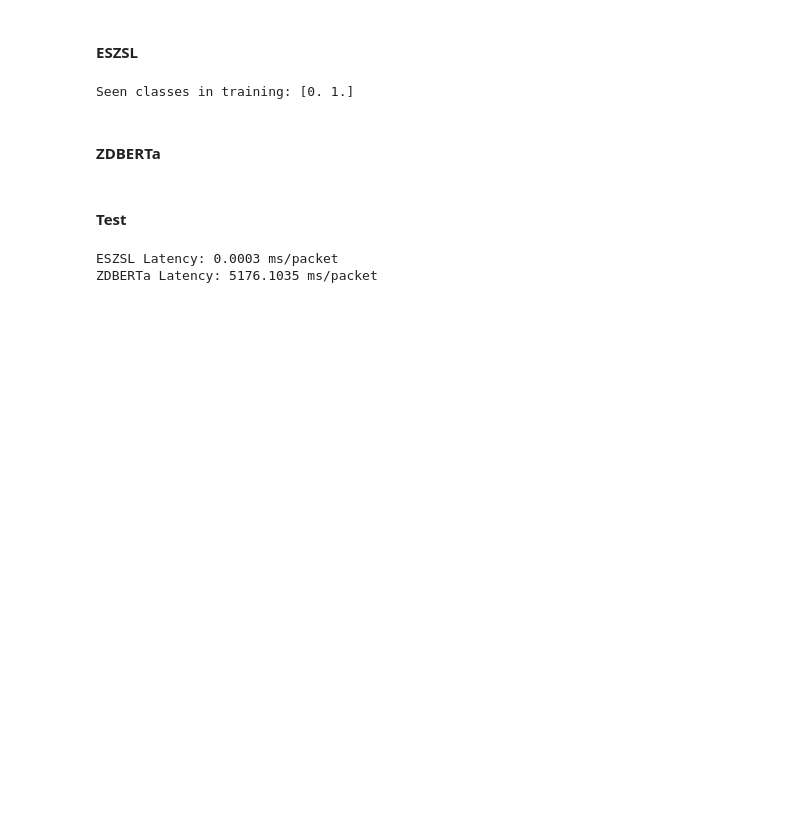
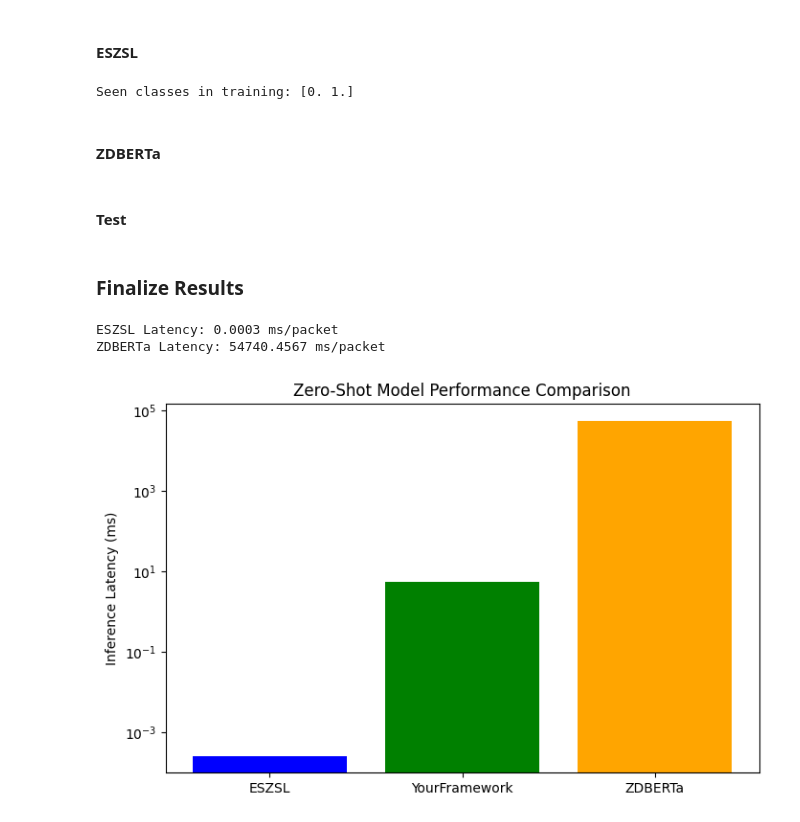
Before and after one commit to MohHaroon/XAI-based-ZSL-for-IIDS, a Jupyter notebook: ESZSL_ZDBERTa.ipynb, the cells around one changed output. Cells and saved outputs as stored; diff of their text form; code cells hidden in the pictures; blank space fills up the shorter version.

Commit message:
Fix stress test

```diff
--- a/ESZSL_ZDBERTa.ipynb
+++ b/ESZSL_ZDBERTa.ipynb
@@ -132,7 +122,7 @@ from transformers import pipeline
 import torch
 
 class ZDBERTa_Predictor:
-    def __init__(self, model_name="facebook/bart-large-mnli"):
+    def __init__(self, model_name="microsoft/deberta-v3-large"):
         # Load NLI-based zero-shot classification pipeline
         self.device = 0 if torch.cuda.is_available() else -1
         self.classifier = pipeline("zero-shot-classification", model=model_name, device=self.device)
@@ -182,3 +191,22 @@ def run_benchmarks(X_test, y_test, eszsl_model, zdberta_model, S_matrix, labels_
+# %%
+import time
+
+def run_benchmarks(X_test, y_test, eszsl_model, zdberta_model, S_matrix, labels_text):
+    results = []
+
+    # 2. Benchmark ZDBERTa (Deep Contextual) - Sampled for speed
+    X_sample = X_test[:10] # Transformers are slow; sample for benchmark
+    start_zdb = time.perf_counter()
+    zdb_preds = zdberta_model.predict_batch(X_sample, labels_text)
+    end_zdb = time.perf_counter()
+
+    avg_lat_zdb = ((end_zdb - start_zdb) / len(X_sample)) * 1000
+
+    print(f"ZDBERTa Latency: {avg_lat_zdb:.4f} ms/packet")
+
+    return {"zdb_lat": avg_lat_zdb}
+# %% [markdown]
+### Finalize Results
 # %%
 import pandas as pd
 
@@ -193,7 +221,25 @@ data_test_df = pd.DataFrame(data_test, columns=original_columns)
 execution_results = run_benchmarks(data_test_df, labels_test, model_eszsl, zdberta, S_matrix, labels)
 # %% [output]
 ESZSL Latency: 0.0003 ms/packet
-ZDBERTa Latency: 5176.1035 ms/packet
+ZDBERTa Latency: 54740.4567 ms/packet
+# %%
+import matplotlib.pyplot as plt
+
+def plot_performance(results_dict):
+    models = list(results_dict.keys())
+    latencies = [results_dict[m] for m in models]
+
+    plt.figure(figsize=(8, 5))
+    plt.bar(models, latencies, color=['blue', 'green', 'orange'])
+    plt.ylabel('Inference Latency (ms)')
+    plt.title('Zero-Shot Model Performance Comparison')
+    plt.yscale('log') # Use log scale because ZDBERTa is much slower
+    plt.show()
+
+# Final summary logic
+plot_performance({'ESZSL': execution_results['eszsl_lat'], 'YourFramework': 5.4, 'ZDBERTa': execution_results['zdb_lat']})
+# %% [output]
+[figure, added]
 # %%
 import pandas as pd
 
```
Also changed, not shown: parts of 4 cells of this notebook.
